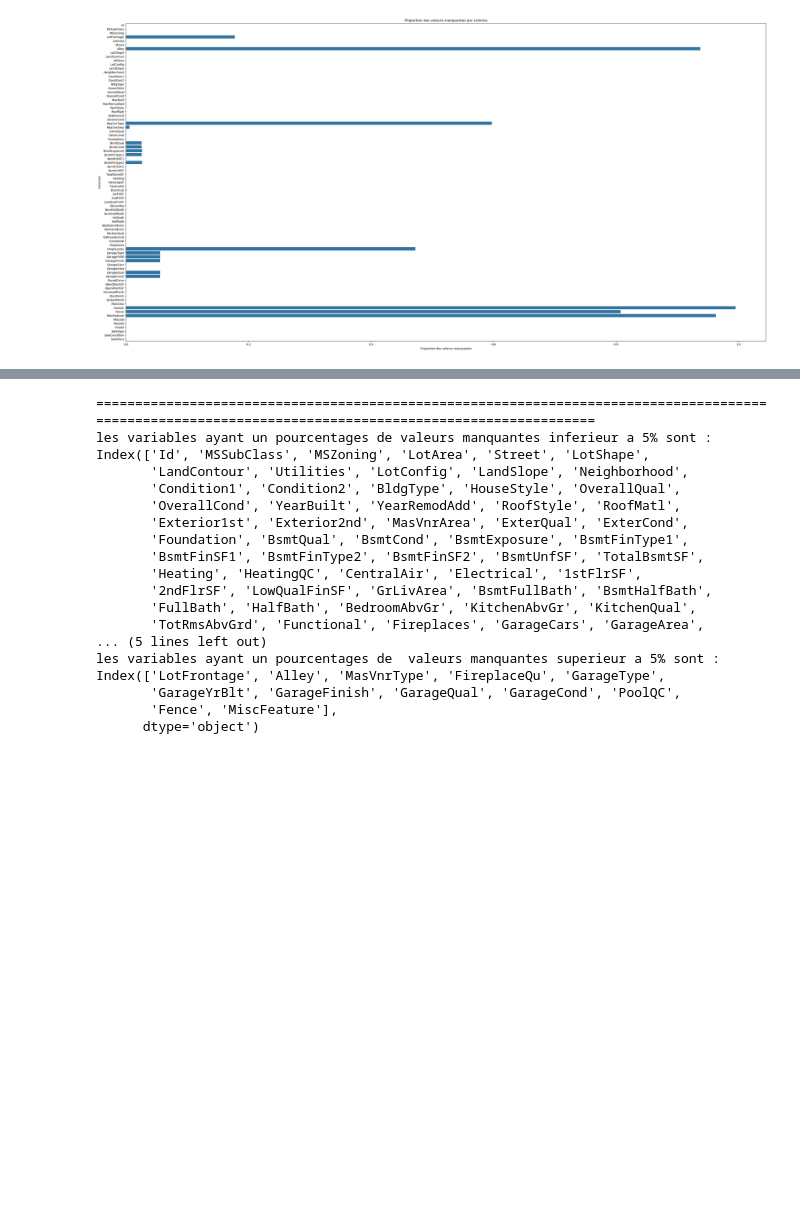
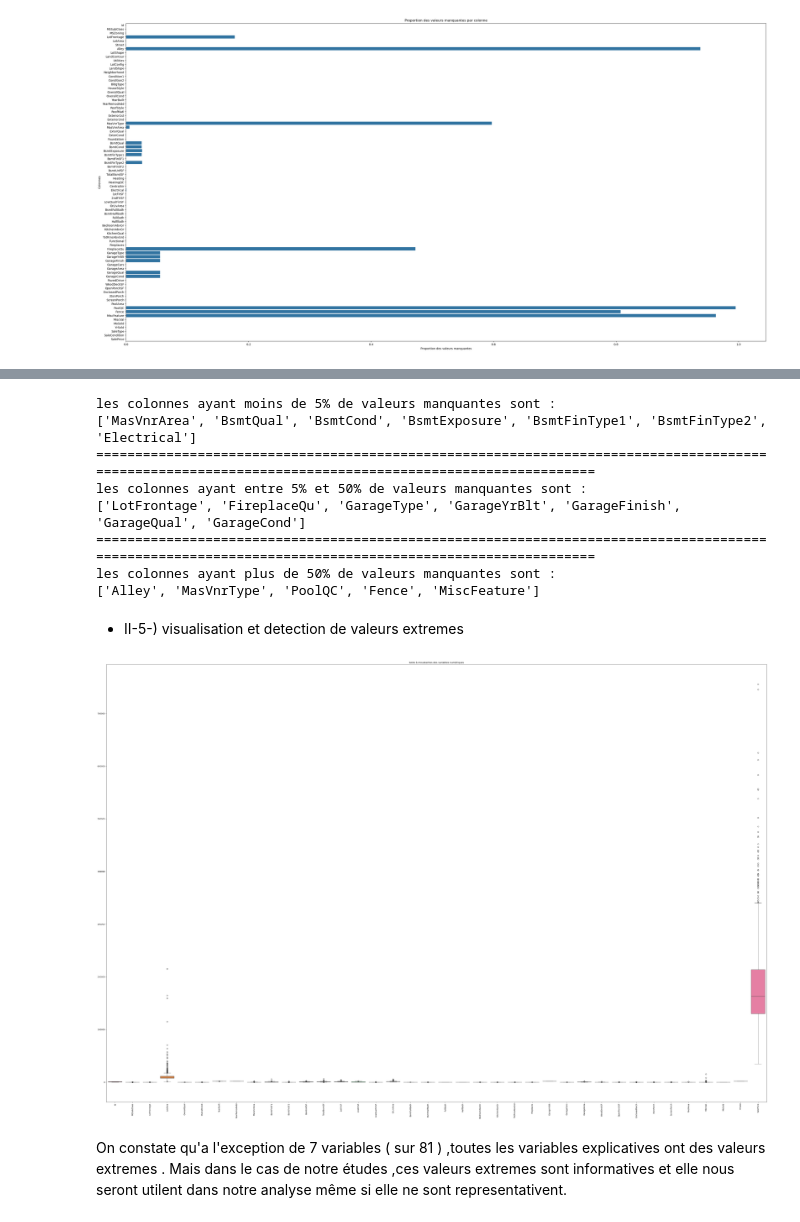
Before and after one commit to luclevi303/House_price_prediction, a Jupyter notebook: script_principal.ipynb, the cells around one changed output, grey strips where cells are left out. Saved outputs shown, nothing was run; the diff lists cells and outputs as text; code cells hidden in the pictures; blank space fills up the shorter version.

```diff
--- a/script_principal.ipynb
+++ b/script_principal.ipynb
@@ -83,25 +115,43 @@ print(f"{(data_train.isnull().sum()/data_train.shape[0])*100 }")
 # %%
+inf_val=[]
+for i in tableau.index:
+    if tableau["Pourcentage des valeurs manquantes"][i]<5:
+        inf_val.append(tableau["Colonnes"][i])
+print("les colonnes ayant moins de 5% de valeurs manquantes sont :")
+print(inf_val)
+sup_val=[]
+for i in tableau.index:
+    if tableau["Pourcentage des valeurs manquantes"][i]>5 and tableau["Pourcentage des valeurs manquantes"][i]<50:
+        sup_val.append(tableau["Colonnes"][i])
 print("="*150)
-print(f"les variables ayant un pourcentages de valeurs manquantes inferieur a 5% sont : {data_train.columns[data_train.isnull().mean()<0.05]}   ")
-sup_val=data_train.columns[data_train.isnull().mean()>=0.05]
+print("les colonnes ayant entre 5% et 50% de valeurs manquantes sont :")
+print(sup_val)
+ext_val=[]
+for i in tableau.index:
+    if tableau["Pourcentage des valeurs manquantes"][i]>50:
+        ext_val.append(tableau["Colonnes"][i])
 print("="*150)
-print(f"les variables ayant un pourcentages de  valeurs manquantes superieur a 5% sont : {data_train.columns[(data_train.isnull().mean()>=0.05) ]}   ")
-inf_val=data_train.columns[data_train.isnull().mean()<0.05]
+print("les colonnes ayant plus de 50% de valeurs manquantes sont :")
+print(ext_val)
 # %% [output]
+les colonnes ayant moins de 5% de valeurs manquantes sont :
+['MasVnrArea', 'BsmtQual', 'BsmtCond', 'BsmtExposure', 'BsmtFinType1', 'BsmtFinType2', 'Electrical']
 ======================================================================================================================================================
-les variables ayant un pourcentages de valeurs manquantes inferieur a 5% sont : Index(['Id', 'MSSubClass', 'MSZoning', 'LotArea', 'Street', 'LotShape',
-       'LandContour', 'Utilities', 'LotConfig', 'LandSlope', 'Neighborhood',
-       'Condition1', 'Condition2', 'BldgType', 'HouseStyle', 'OverallQual',
-       'OverallCond', 'YearBuilt', 'YearRemodAdd', 'RoofStyle', 'RoofMatl',
-       'Exterior1st', 'Exterior2nd', 'MasVnrArea', 'ExterQual', 'ExterCond',
-       'Foundation', 'BsmtQual', 'BsmtCond', 'BsmtExposure', 'BsmtFinType1',
-       'BsmtFinSF1', 'BsmtFinType2', 'BsmtFinSF2', 'BsmtUnfSF', 'TotalBsmtSF',
-       'Heating', 'HeatingQC', 'CentralAir', 'Electrical', '1stFlrSF',
-       '2ndFlrSF', 'LowQualFinSF', 'GrLivArea', 'BsmtFullBath', 'BsmtHalfBath',
-       'FullBath', 'HalfBath', 'BedroomAbvGr', 'KitchenAbvGr', 'KitchenQual',
-       'TotRmsAbvGrd', 'Functional', 'Fireplaces', 'GarageCars', 'GarageArea',
-... (5 lines left out)
-les variables ayant un pourcentages de  valeurs manquantes superieur a 5% sont : Index(['LotFrontage', 'Alley', 'MasVnrType', 'FireplaceQu', 'GarageType',
-       'GarageYrBlt', 'GarageFinish', 'GarageQual', 'GarageCond', 'PoolQC',
-       'Fence', 'MiscFeature'],
-      dtype='object')
+les colonnes ayant entre 5% et 50% de valeurs manquantes sont :
+['LotFrontage', 'FireplaceQu', 'GarageType', 'GarageYrBlt', 'GarageFinish', 'GarageQual', 'GarageCond']
+======================================================================================================================================================
+les colonnes ayant plus de 50% de valeurs manquantes sont :
+['Alley', 'MasVnrType', 'PoolQC', 'Fence', 'MiscFeature']
+# %% [markdown]
+- II-5-) visualisation et detection  de valeurs extremes
+# %%
+## Visualisation de la distribution des variables
+plt.figure(figsize=(60, 40))
+sns.boxplot(data_train[numeric_cols])
+plt.xticks(rotation=90)
+plt.title("boite à moustaches des variables numériques")
+plt.show()
+# %% [output]
+[figure, added]
+# %% [markdown]
+On constate qu'a l'exception de 7 variables ( sur 81 ) ,toutes les variables explicatives ont des valeurs extremes . Mais dans le cas de notre études ,ces valeurs extremes sont informatives et elle nous seront utilent dans notre analyse même si elle ne sont representativent.
```
Also changed, not shown: parts of 13 cells of this notebook, 1 other file.
